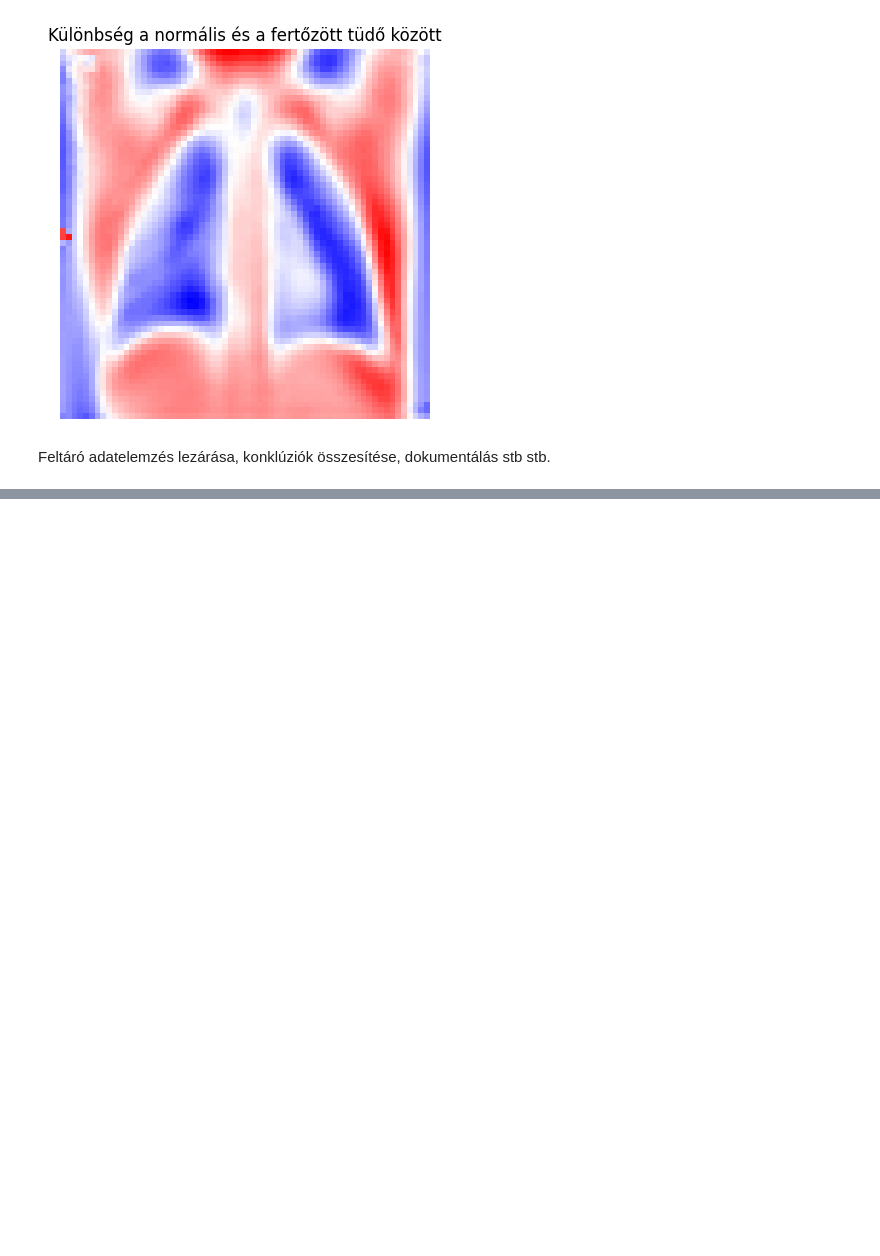
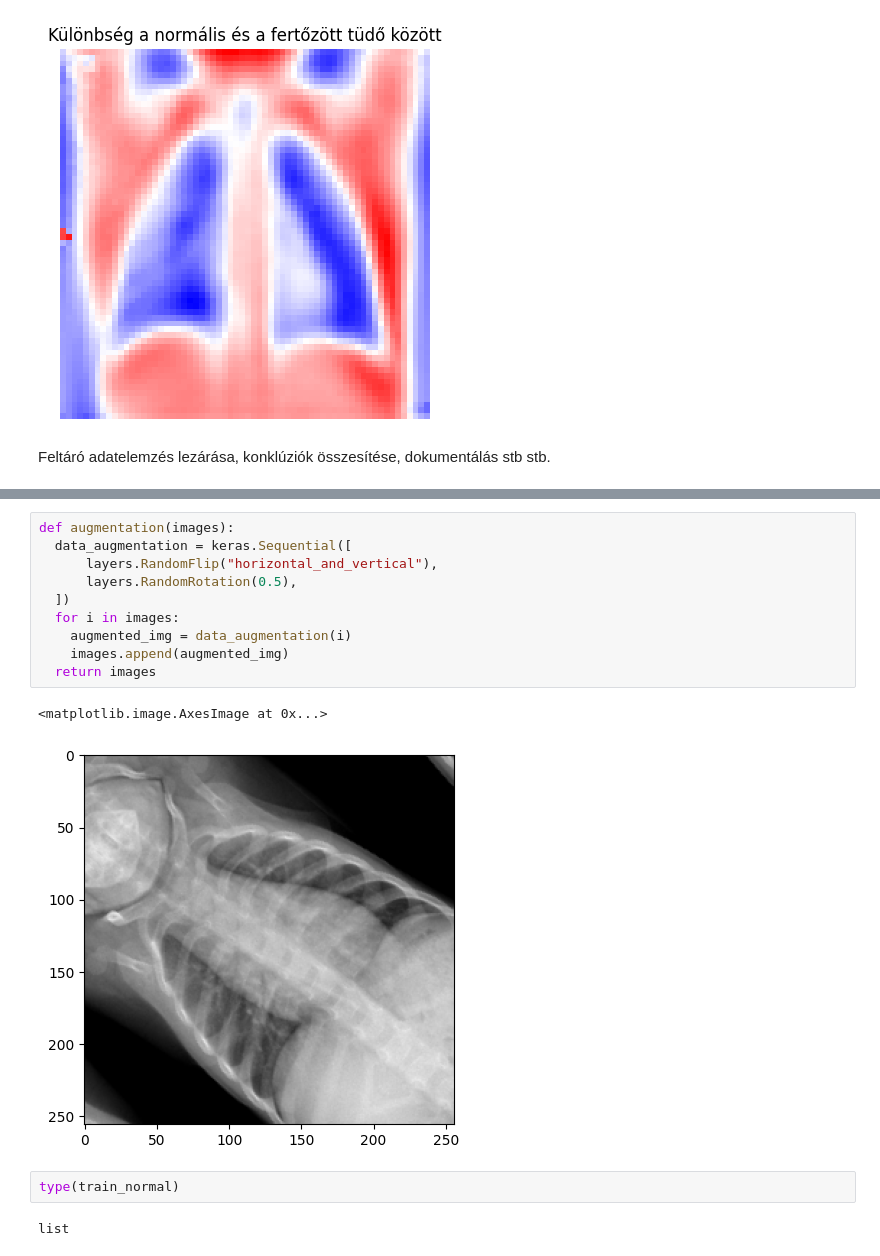
Before and after one commit to Adr1an11/Pneumonia-detection, a Jupyter notebook: pneunomia_detection.ipynb, the cells around one changed output, grey strips where cells are left out. Drawn from its saved outputs; the diff is of its cells as text; blank space fills up the shorter version.

```diff
--- a/pneunomia_detection.ipynb
+++ b/pneunomia_detection.ipynb
@@ -301,0 +284,17 @@ Feltáró adatelemzés lezárása, konklúziók összesítése, dokumentálás s
+# %%
+def augmentation(images):
+  data_augmentation = keras.Sequential([
+      layers.RandomFlip("horizontal_and_vertical"),
+      layers.RandomRotation(0.5),
+  ])
+  for i in images:
+    augmented_img = data_augmentation(i)
+    images.append(augmented_img)
+  return images
+# %% [output]
+<matplotlib.image.AxesImage at 0x...>
+[figure, added]
+# %%
+type(train_normal)
+# %% [output]
+list
```
Also changed, not shown: parts of 7 cells of this notebook.
